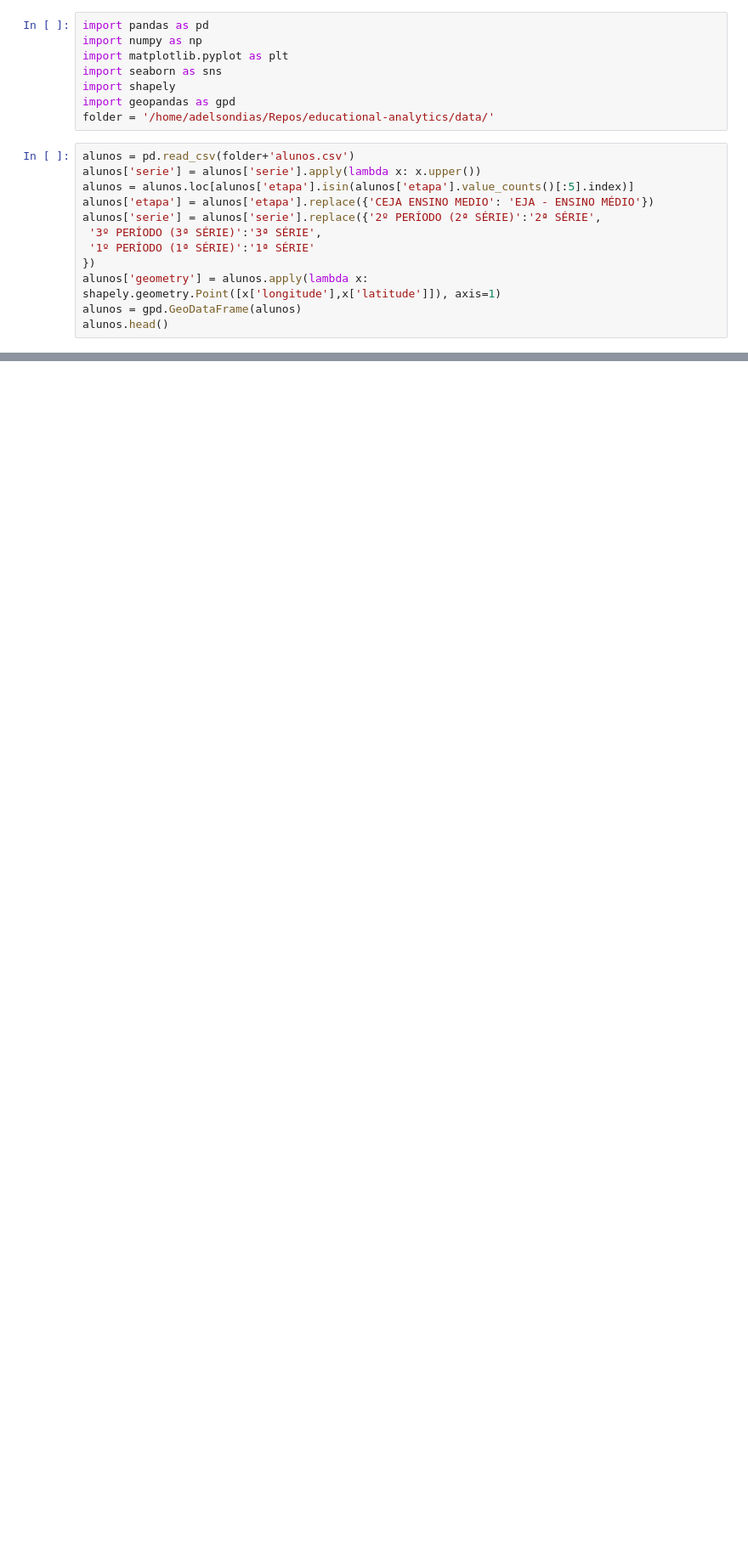
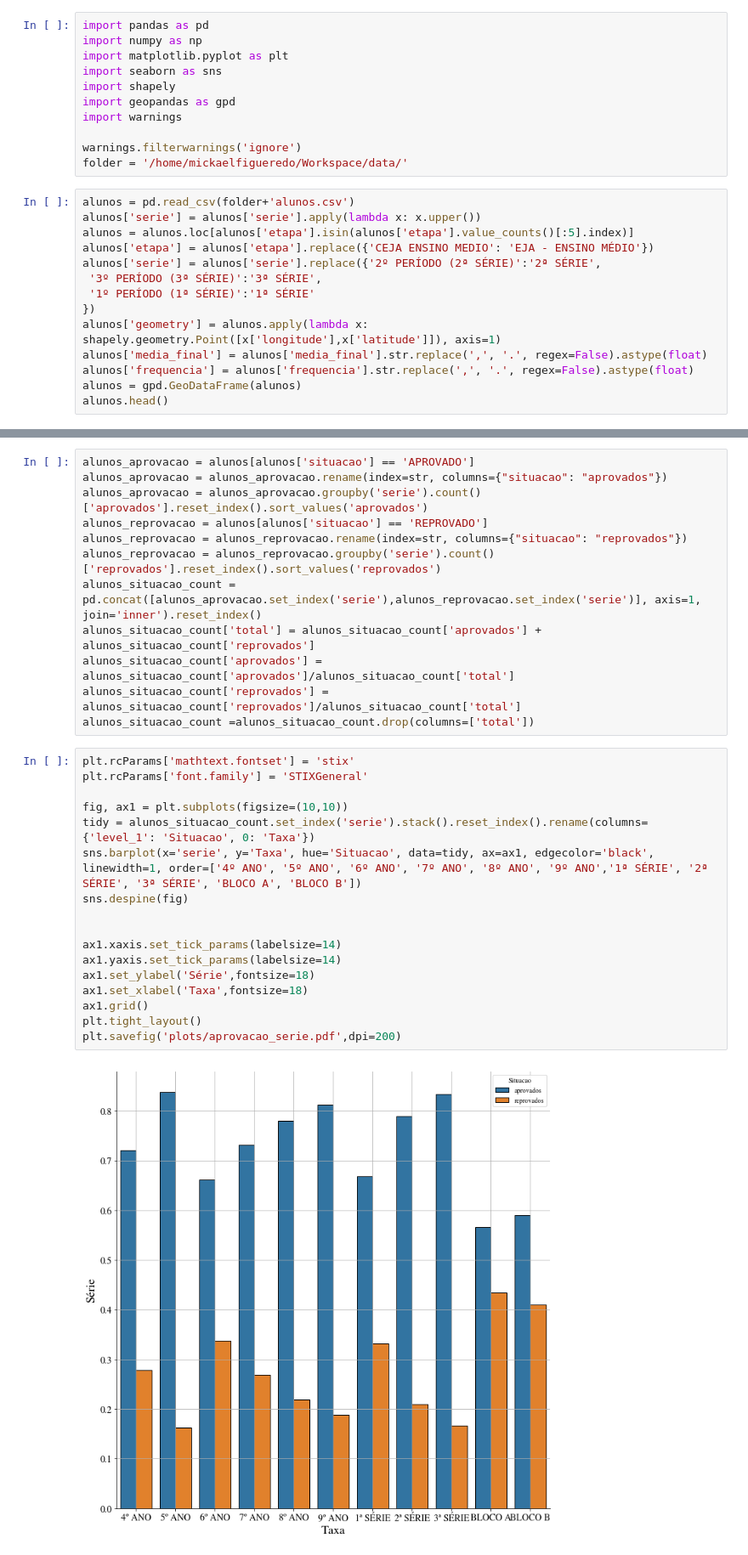
Before and after one commit to adaj/educational-analytics, a Jupyter notebook: eda+regressao.ipynb, the cells around one changed output, grey strips where cells are left out. Shown at 85% size. Drawn from its saved outputs; the diff is of its cells as text; blank space fills up the shorter version.

```diff
--- a/eda+regressao.ipynb
+++ b/eda+regressao.ipynb
@@ -5,7 +5,10 @@ import matplotlib.pyplot as plt
 import seaborn as sns
 import shapely
 import geopandas as gpd
-folder = '/home/adelsondias/Repos/educational-analytics/data/'
+import warnings
+
+warnings.filterwarnings('ignore')
+folder = '/home/mickaelfigueredo/Workspace/data/'
 # %%
 alunos = pd.read_csv(folder+'alunos.csv')
 alunos['serie'] = alunos['serie'].apply(lambda x: x.upper())
@@ -16,6 +19,8 @@ alunos['serie'] = alunos['serie'].replace({'2º PERÍODO (2ª SÉRIE)':'2ª SÉR
  '1º PERÍODO (1ª SÉRIE)':'1ª SÉRIE'
 })
 alunos['geometry'] = alunos.apply(lambda x: shapely.geometry.Point([x['longitude'],x['latitude']]), axis=1)
+alunos['media_final'] = alunos['media_final'].str.replace(',', '.', regex=False).astype(float)
+alunos['frequencia'] = alunos['frequencia'].str.replace(',', '.', regex=False).astype(float)
 alunos = gpd.GeoDataFrame(alunos)
 alunos.head()
 # %% [output]
@@ -27,0 +73,31 @@ alunos.head()
+# %%
+alunos_aprovacao = alunos[alunos['situacao'] == 'APROVADO']
+alunos_aprovacao = alunos_aprovacao.rename(index=str, columns={"situacao": "aprovados"})
+alunos_aprovacao = alunos_aprovacao.groupby('serie').count()['aprovados'].reset_index().sort_values('aprovados')
+alunos_reprovacao = alunos[alunos['situacao'] == 'REPROVADO']
+alunos_reprovacao = alunos_reprovacao.rename(index=str, columns={"situacao": "reprovados"})
+alunos_reprovacao = alunos_reprovacao.groupby('serie').count()['reprovados'].reset_index().sort_values('reprovados')
+alunos_situacao_count = pd.concat([alunos_aprovacao.set_index('serie'),alunos_reprovacao.set_index('serie')], axis=1, join='inner').reset_index()
+alunos_situacao_count['total'] = alunos_situacao_count['aprovados'] + alunos_situacao_count['reprovados']
+alunos_situacao_count['aprovados'] = alunos_situacao_count['aprovados']/alunos_situacao_count['total']
+alunos_situacao_count['reprovados'] = alunos_situacao_count['reprovados']/alunos_situacao_count['total']
+alunos_situacao_count =alunos_situacao_count.drop(columns=['total'])
+# %%
+plt.rcParams['mathtext.fontset'] = 'stix'
+plt.rcParams['font.family'] = 'STIXGeneral'
+
+fig, ax1 = plt.subplots(figsize=(10,10))
+tidy = alunos_situacao_count.set_index('serie').stack().reset_index().rename(columns={'level_1': 'Situacao', 0: 'Taxa'})
+sns.barplot(x='serie', y='Taxa', hue='Situacao', data=tidy, ax=ax1, edgecolor='black', linewidth=1, order=['4º ANO', '5º ANO', '6º ANO', '7º ANO', '8º ANO', '9º ANO','1ª SÉRIE', '2ª SÉRIE', '3ª SÉRIE', 'BLOCO A', 'BLOCO B'])
+sns.despine(fig)
+
+
+ax1.xaxis.set_tick_params(labelsize=14)
+ax1.yaxis.set_tick_params(labelsize=14)
+ax1.set_ylabel('Série',fontsize=18)
+ax1.set_xlabel('Taxa',fontsize=18)
+ax1.grid()
+plt.tight_layout()
+plt.savefig('plots/aprovacao_serie.pdf',dpi=200)
+# %% [output]
+[figure, added]
```
Also changed, not shown: parts of 10 cells of this notebook, 4 other files.
